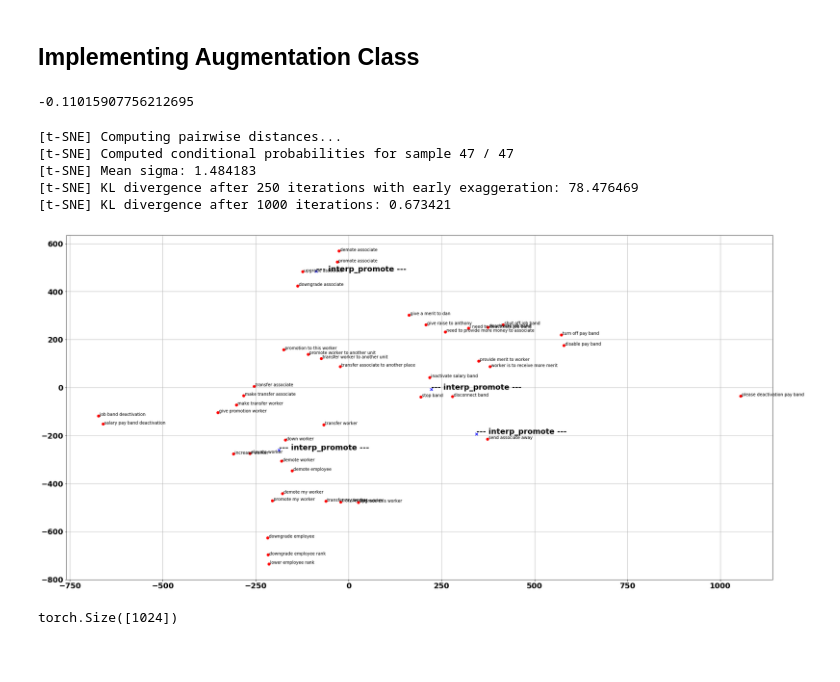
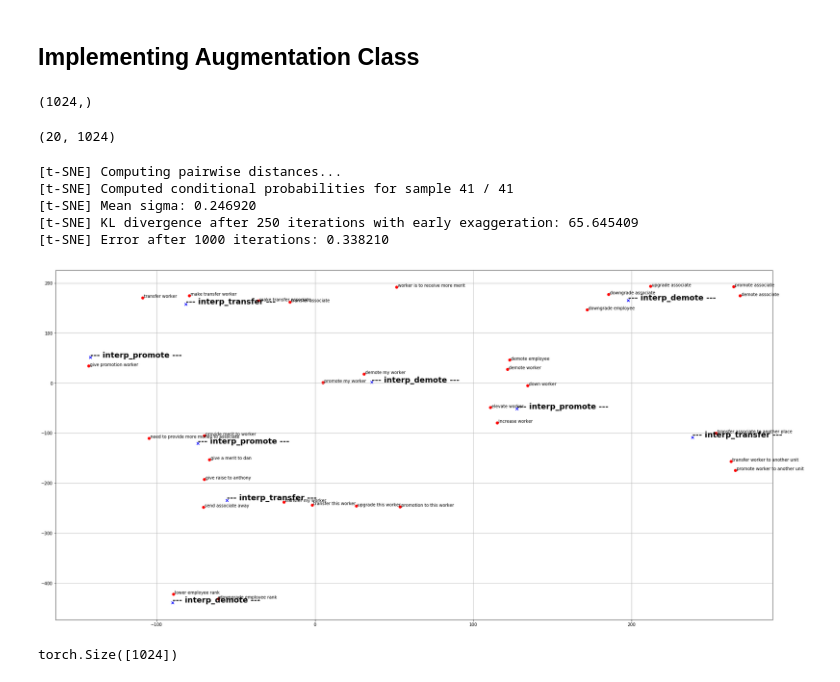
Before and after one commit to rsilveira79/embeddings_augmentation, a Jupyter notebook: 5.intents_roberto_no_augmentation.ipynb, the cells around one changed output. Cells and saved outputs as stored; diff of their text form; code cells hidden in the pictures; blank space fills up the shorter version.

```diff
--- a/5.intents_roberto_no_augmentation.ipynb
+++ b/5.intents_roberto_no_augmentation.ipynb
@@ -135,6 +150,6 @@ len(train_dataset), len(valid_dataset)
 # %% [output]
 (1981, 495)
 # %%
-for i in list(set(train_dataset.intent)):
+for i in list(set(train_dataset.intent))[0:10]:
     print("LABEL {} - PHRASES {}".format(i,len(train_dataset[train_dataset.intent==i])))
 # %% [output]
@@ -295,47 +323,26 @@ max_epochs = 10
 for epoch in range(max_epochs):
     print("EPOCH -- {}".format(epoch))
     for i, (sent, label) in enumerate(train_loader):
-
-        ## Step 1 - Clear gradients w.r.t. parameters
         optimizer.zero_grad()
-
         if torch.cuda.is_available():
             sent = sent.cuda()
             label = label.cuda()
-
-        ## Step 2 - Run forward pass
         output = model.forward(sent)
-
-        ## Step 3 - Compute loss
         loss = loss_function(output, label)
         loss.backward()
-
-        ## Step 4 = Update parameters
         optimizer.step()
-        if i%50 == 0:
-
-            # Calculate Accuracy
+        if i%100 == 0:
             correct = 0
             total = 0
-
             for sent, label in valid_loader:
                 if torch.cuda.is_available():
                     sent = sent.cuda()
                     label = label.cuda()
-
-                # Forward pass only to get logits/output
                 output = model.forward(sent)
-
-                # Get predictions from the maximum value
                 _, predicted = torch.max(output.data, 1)
-
-                # Total number of labels
                 total += label.size(0)
-
-                # Total correct predictions
                 correct += (predicted.cpu() == label.cpu()).sum()
             accuracy = 100.00 * correct.numpy() / total
-            # Print Loss
             print('LOSS: {}. VALID ACCURACY: {}%'.format(loss.data, accuracy))
 # %% [output]
 EPOCH -- 0
@@ -398,10 +404,10 @@ from torch.nn.functional import interpolate
 from sklearn.manifold import TSNE
 import matplotlib.pyplot as plt
 # %%
-def get_linear_interpolation(label, num_interp_samples):
+def get_linear_interpolation(label, num_interp_samples, return_all_points=False):
     sentences= list(train_dataset.clean_text[train_dataset.intent == label])
     points = np.zeros((elmo.get_output_dim(),len(sentences)))
-    #print(len(sentences), points.shape)
+
     for i,utt in enumerate(sentences):
         points[:,i] = get_elmo(utt).detach().cpu().clone().numpy()
     point = torch.tensor(points)
@@ -412,13 +418,18 @@ def get_linear_interpolation(label, num_interp_samples):
 
     ## Interpolate phrases
     interp = interpolate(x, size=(num_interp_samples), mode='linear', align_corners=True).squeeze(0).numpy().T
-    #print("Interpolated {}".format(interp.shape))
-    return interp[rand_phrase].squeeze(0)
+
+    if return_all_points == False:
+        interp =interp[rand_phrase].squeeze(0)      ## Pick Randomly 1 point sample
+    return interp
-# %%
-augm = get_linear_interpolation('promote', 20)
-augm.sum()
-# %% [output]
--0.11015907756212695
+# %%
+get_linear_interpolation('transfer', num_interp_samples = 20).shape
+# %% [output]
+(1024,)
+# %%
+get_linear_interpolation('transfer', num_interp_samples = 20, return_all_points=True).shape
+# %% [output]
+(20, 1024)
 # %%
 def plot_manifold(intents, num_interp_samples, perplexity = 3):
 
@@ -426,6 +437,7 @@ def plot_manifold(intents, num_interp_samples, perplexity = 3):
     for name in intents:
         phrases = list(dataset.clean_text[dataset.intent == name])
         list_intents.update({name:phrases})
+
     ## List all sentences
     sentences = [item for sublist in list(list_intents.values()) for item in sublist]
     embeddings_np = np.zeros((len(sentences), elmo.get_output_dim()))
@@ -435,7 +447,7 @@ def plot_manifold(intents, num_interp_samples, perplexity = 3):
 
     ## Get syntetic phrases
     for name in list_intents:
-        interp = get_linear_interpolation(name, num_interp_samples)
+        interp = get_linear_interpolation(name, num_interp_samples, return_all_points=True)
         embeddings_np = np.vstack((embeddings_np,interp))
         syntetic_label = "--- interp_{} ---".format(name)
         ## initial sizes
@@ -447,9 +459,11 @@ def plot_manifold(intents, num_interp_samples, perplexity = 3):
     sentences_tsne = tsne.fit_transform(embeddings_np)
     plt.subplots(figsize=(30, 15))
     plt.grid()
+
     ## Grouping points by indexes
     points = (sentences_tsne[:initial_sent_size,0], sentences_tsne[:initial_sent_size,1])
     syntetic_points = (sentences_tsne[initial_sent_size:,0], sentences_tsne[initial_sent_size:,1])
+
     ## Ploting points
     plt.scatter(points[0], points[1], c='r', marker='o')
     plt.scatter(syntetic_points[0], syntetic_points[1], c='b', marker='x')
@@ -465,14 +479,14 @@ def plot_manifold(intents, num_interp_samples, perplexity = 3):
         plt.rc('font', **font)
         plt.annotate(label, xy=(x, y), xytext=(0, 0), textcoords='offset points')
 # %%
-plot_manifold(["promote", "demote", "transfer", "band.deactivate"], 30, perplexity = 3)
+plot_manifold(["promote", "demote", "transfer"], 3, perplexity = 3)
 # %% [output]
 [t-SNE] Computing pairwise distances...
-[t-SNE] Computed conditional probabilities for sample 47 / 47
-[t-SNE] Mean sigma: 1.484183
-[t-SNE] KL divergence after 250 iterations with early exaggeration: 78.476469
-[t-SNE] KL divergence after 1000 iterations: 0.673421
+[t-SNE] Computed conditional probabilities for sample 41 / 41
+[t-SNE] Mean sigma: 0.246920
+[t-SNE] KL divergence after 250 iterations with early exaggeration: 65.645409
+[t-SNE] Error after 1000 iterations: 0.338210
-[figure, old version]
+[figure, new version]
 # %%
 class AugmentedIntents(Dataset):
     def __init__(self, dataframe, alpha, num_samples = 20, augmentation = True):
```
Also changed, not shown: parts of 25 cells of this notebook, 1 other file.
